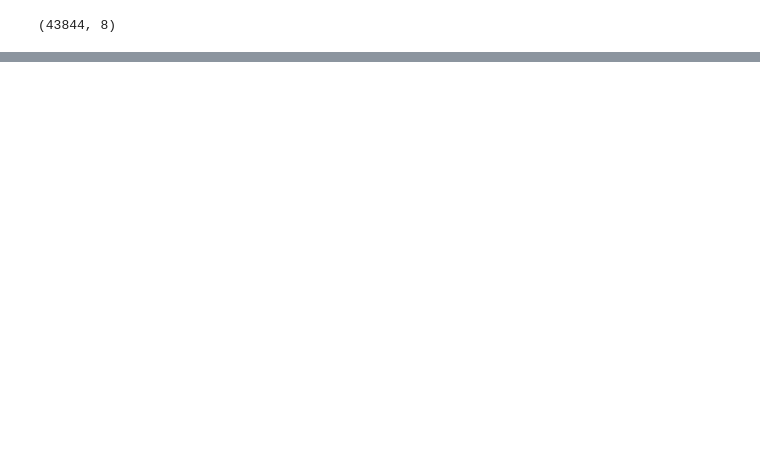
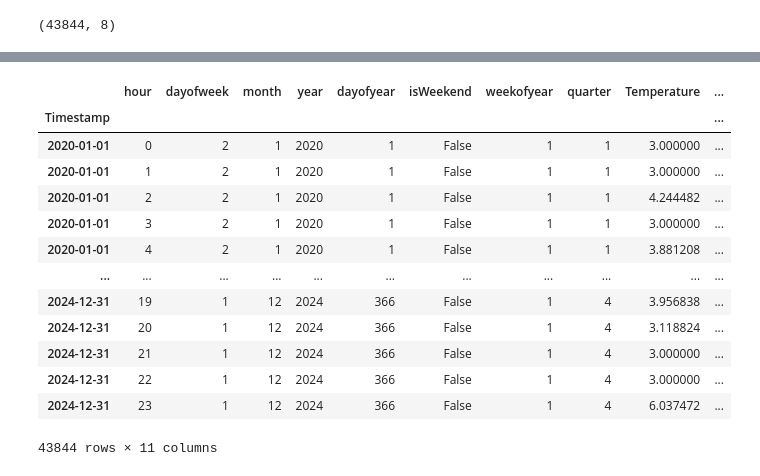
Before and after one commit to BrilliantChard/Electricity-Demand-Prediction, a Jupyter notebook: Electricity Demand Prediction.ipynb, the cells around one changed output, grey strips where cells are left out. Cells and saved outputs as stored; diff of their text form; code cells hidden in the pictures; blank space fills up the shorter version.

```diff
--- a/Electricity Demand Prediction.ipynb
+++ b/Electricity Demand Prediction.ipynb
@@ -239,0 +368,19 @@ data.shape
+# %%
+data = data.drop(['is_Weekend'], axis=1)
+# %%
+data
+# %% [output]
+|  | hour | dayofweek | month | year | dayofyear | isWeekend | weekofyear | quarter | Temperature | ... |
+| Timestamp |  |  |  |  |  |  |  |  |  | ... |
+| 2020-01-01 | 0 | 2 | 1 | 2020 | 1 | False | 1 | 1 | 3.000000 | ... |
+| 2020-01-01 | 1 | 2 | 1 | 2020 | 1 | False | 1 | 1 | 3.000000 | ... |
+| 2020-01-01 | 2 | 2 | 1 | 2020 | 1 | False | 1 | 1 | 4.244482 | ... |
+| 2020-01-01 | 3 | 2 | 1 | 2020 | 1 | False | 1 | 1 | 3.000000 | ... |
+| 2020-01-01 | 4 | 2 | 1 | 2020 | 1 | False | 1 | 1 | 3.881208 | ... |
+| ... | ... | ... | ... | ... | ... | ... | ... | ... | ... | ... |
+| 2024-12-31 | 19 | 1 | 12 | 2024 | 366 | False | 1 | 4 | 3.956838 | ... |
+| 2024-12-31 | 20 | 1 | 12 | 2024 | 366 | False | 1 | 4 | 3.118824 | ... |
+| 2024-12-31 | 21 | 1 | 12 | 2024 | 366 | False | 1 | 4 | 3.000000 | ... |
+| 2024-12-31 | 22 | 1 | 12 | 2024 | 366 | False | 1 | 4 | 3.000000 | ... |
+| 2024-12-31 | 23 | 1 | 12 | 2024 | 366 | False | 1 | 4 | 6.037472 | ... |
+43844 rows × 11 columns
```
Also changed, not shown: parts of 34 cells of this notebook.
